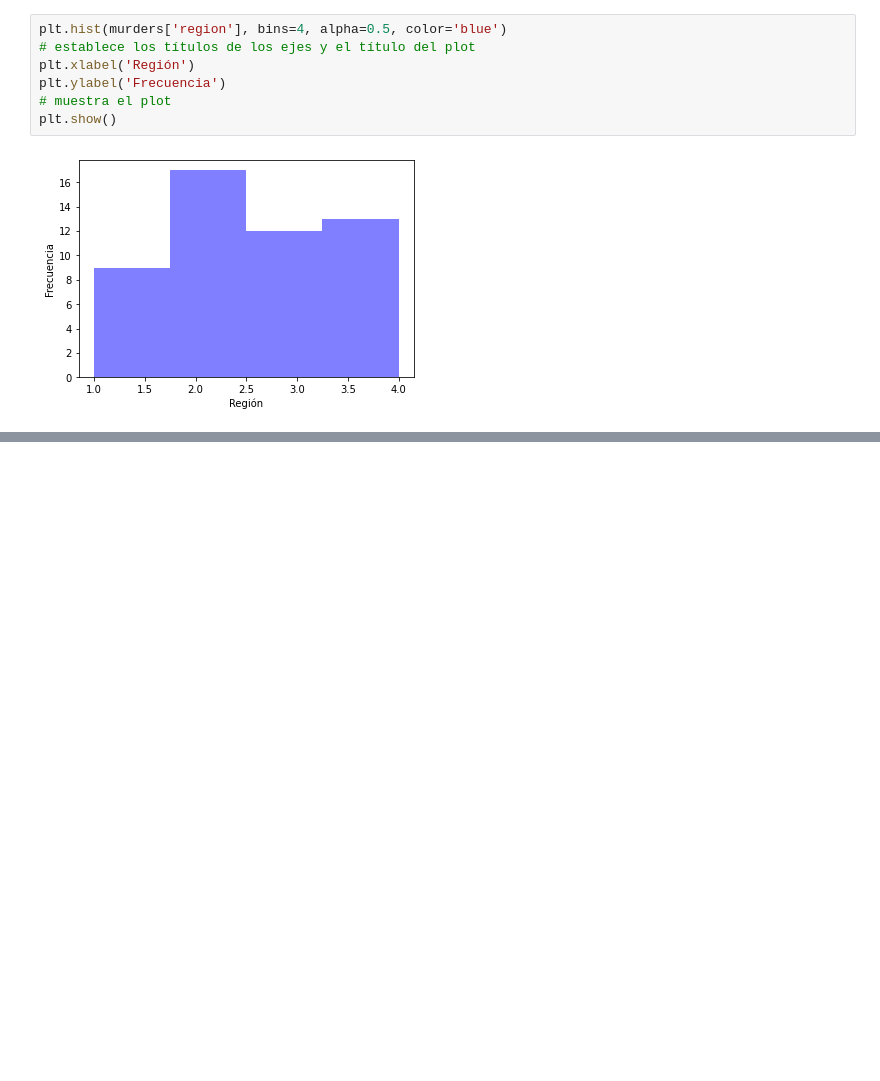
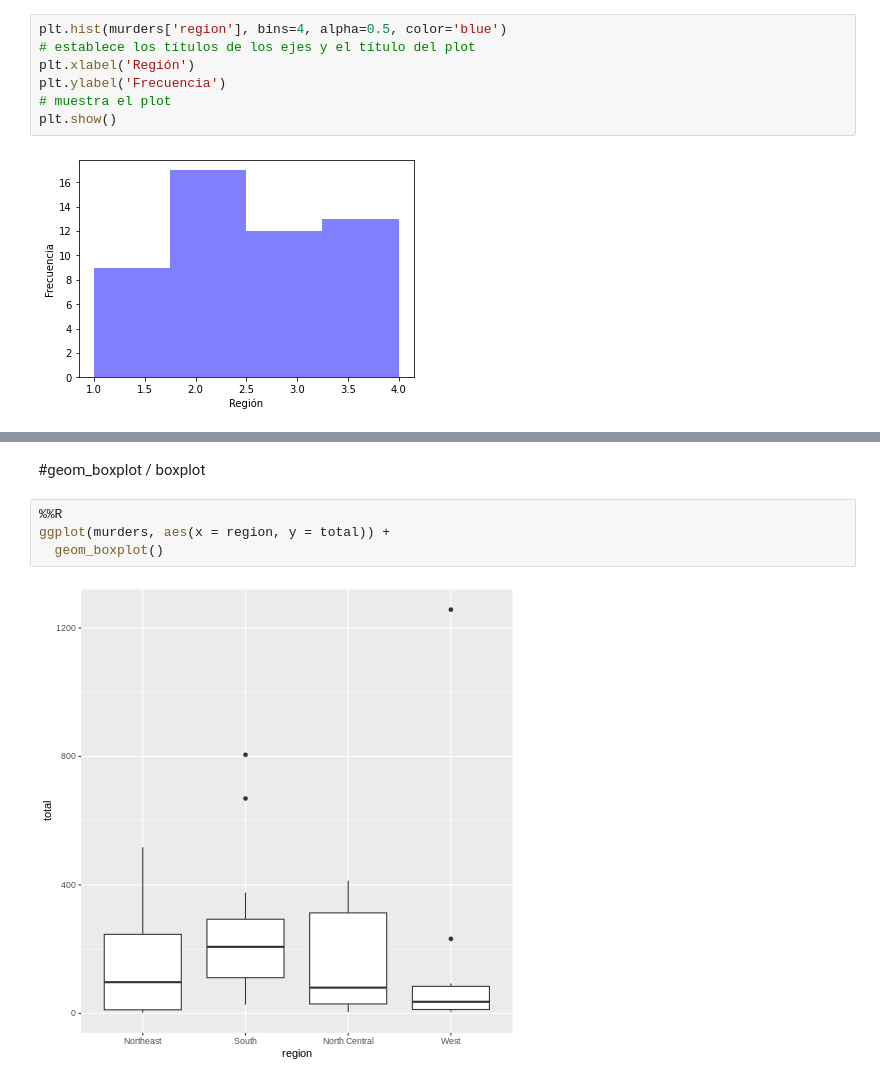
Before and after one commit to ALRIER/BigD_KonradLorenz, a Jupyter notebook: Graphics.ipynb, the cells around one changed output, grey strips where cells are left out. Drawn from its saved outputs; the diff is of its cells as text; blank space fills up the shorter version.

```diff
--- a/Graphics.ipynb
+++ b/Graphics.ipynb
@@ -359,0 +284,8 @@ p + geom_point(aes(col=region), size = 3) +
+# %% [markdown]
+#geom_boxplot / boxplot
+# %%
+%%R
+ggplot(murders, aes(x = region, y = total)) +
+  geom_boxplot()
+# %% [output]
+[figure, added]
```
Also changed, not shown: parts of 22 cells of this notebook.
